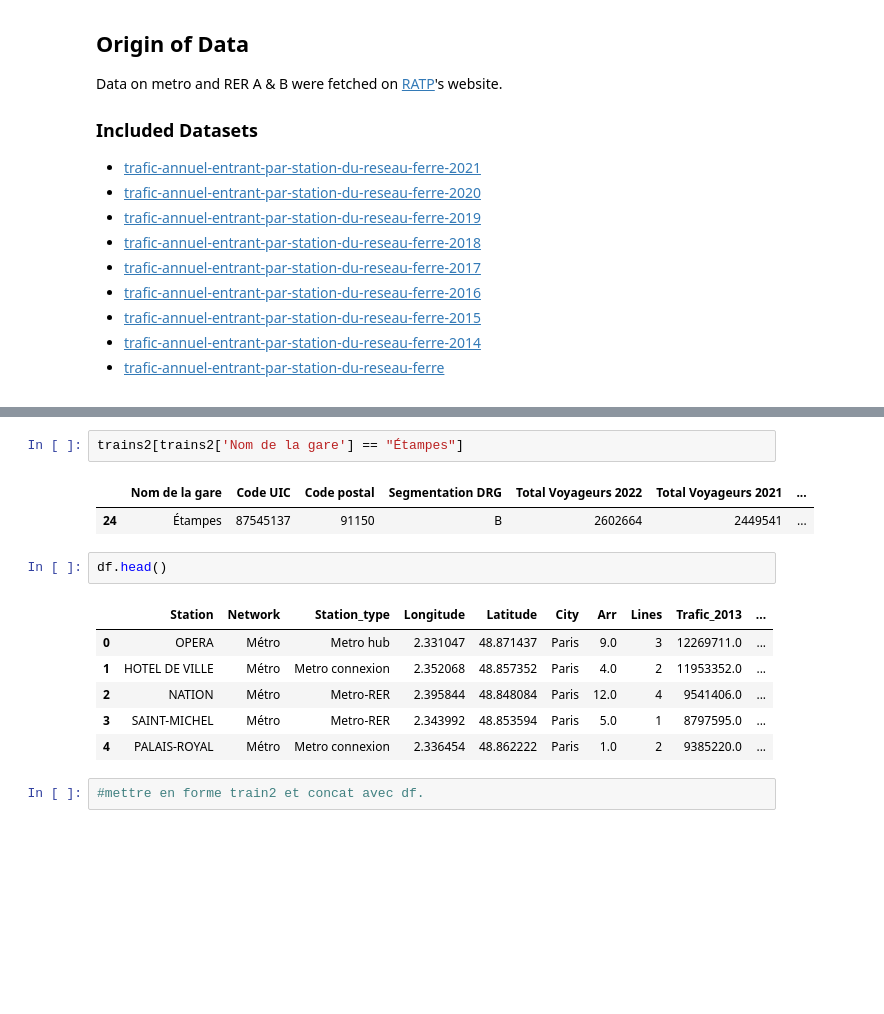
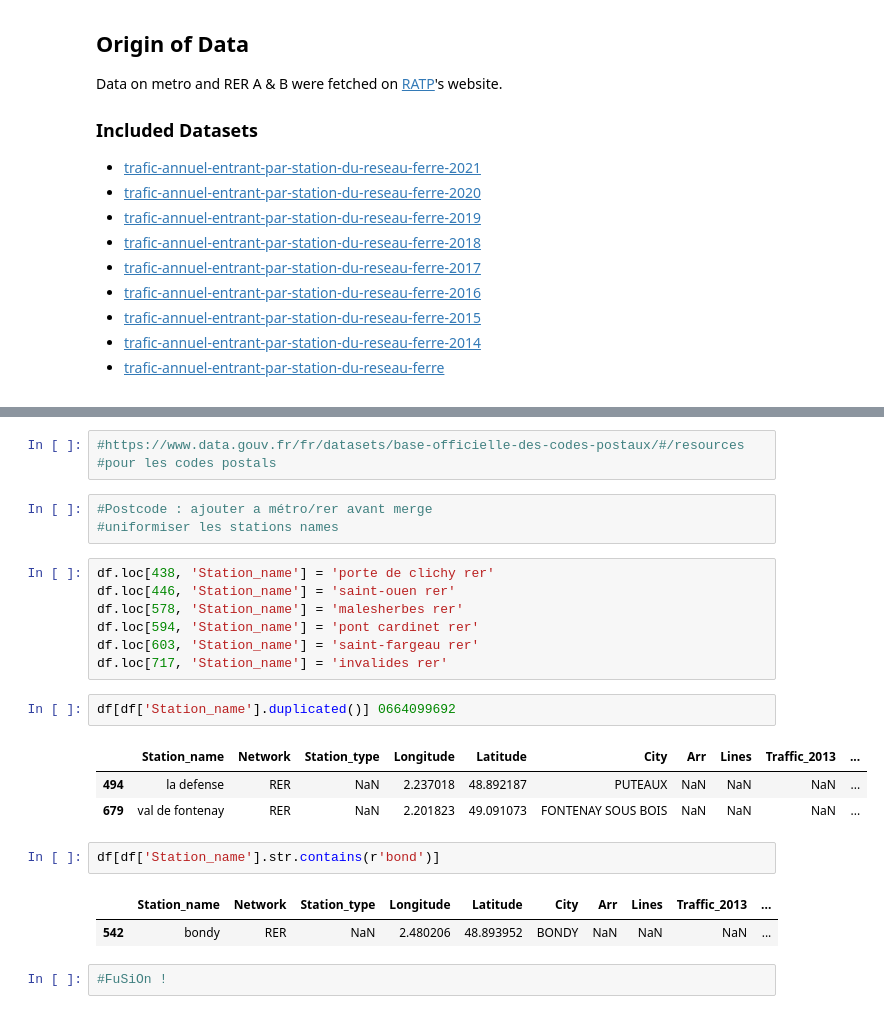
Before and after one commit to lucas-lfp/even-flow__railway-traffic-dashboard, a Jupyter notebook: ef_data_process.ipynb, the cells around one changed output, grey strips where cells are left out. Drawn from its saved outputs; the diff is of its cells as text; blank space fills up the shorter version.

Commit message:
adds postcodes and merge datasets into 1

```diff
--- a/ef_data_process.ipynb
+++ b/ef_data_process.ipynb
@@ -567,16 +623,26 @@ trains2['Longitude'] = trains2.apply(lambda row: missing_long[row['Nom de la gar
-# %%
-trains2[trains2['Nom de la gare'] == "Étampes"]
-# %% [output]
-|  | Nom de la gare | Code UIC | Code postal | Segmentation DRG | Total Voyageurs 2022 | Total Voyageurs 2021 | ... |
-| 24 | Étampes | 87545137 | 91150 | B | 2602664 | 2449541 | ... |
-# %%
-df.head()
-# %% [output]
-|  | Station | Network | Station_type | Longitude | Latitude | City | Arr | Lines | Trafic_2013 | ... |
-| 0 | OPERA | Métro | Metro hub | 2.331047 | 48.871437 | Paris | 9.0 | 3 | 12269711.0 | ... |
-| 1 | HOTEL DE VILLE | Métro | Metro connexion | 2.352068 | 48.857352 | Paris | 4.0 | 2 | 11953352.0 | ... |
-| 2 | NATION | Métro | Metro-RER | 2.395844 | 48.848084 | Paris | 12.0 | 4 | 9541406.0 | ... |
-| 3 | SAINT-MICHEL | Métro | Metro-RER | 2.343992 | 48.853594 | Paris | 5.0 | 1 | 8797595.0 | ... |
-| 4 | PALAIS-ROYAL | Métro | Metro connexion | 2.336454 | 48.862222 | Paris | 1.0 | 2 | 9385220.0 | ... |
+# %%
+#https://www.data.gouv.fr/fr/datasets/base-officielle-des-codes-postaux/#/resources
+#pour les codes postals
 # %%
-#mettre en forme train2 et concat avec df.
+#Postcode : ajouter a métro/rer avant merge
+#uniformiser les stations names
+# %%
+df.loc[438, 'Station_name'] = 'porte de clichy rer'
+df.loc[446, 'Station_name'] = 'saint-ouen rer'
+df.loc[578, 'Station_name'] = 'malesherbes rer'
+df.loc[594, 'Station_name'] = 'pont cardinet rer'
+df.loc[603, 'Station_name'] = 'saint-fargeau rer'
+df.loc[717, 'Station_name'] = 'invalides rer'
+# %%
+df[df['Station_name'].duplicated()] 0664099692
+# %% [output]
+|  | Station_name | Network | Station_type | Longitude | Latitude | City | Arr | Lines | Traffic_2013 | ... |
+| 494 | la defense | RER | NaN | 2.237018 | 48.892187 | PUTEAUX | NaN | NaN | NaN | ... |
+| 679 | val de fontenay | RER | NaN | 2.201823 | 49.091073 | FONTENAY SOUS BOIS | NaN | NaN | NaN | ... |
+# %%
+df[df['Station_name'].str.contains(r'bond')]
+# %% [output]
+|  | Station_name | Network | Station_type | Longitude | Latitude | City | Arr | Lines | Traffic_2013 | ... |
+| 542 | bondy | RER | NaN | 2.480206 | 48.893952 | BONDY | NaN | NaN | NaN | ... |
+# %%
+#FuSiOn !
```
Also changed, not shown: parts of 4 cells of this notebook.
